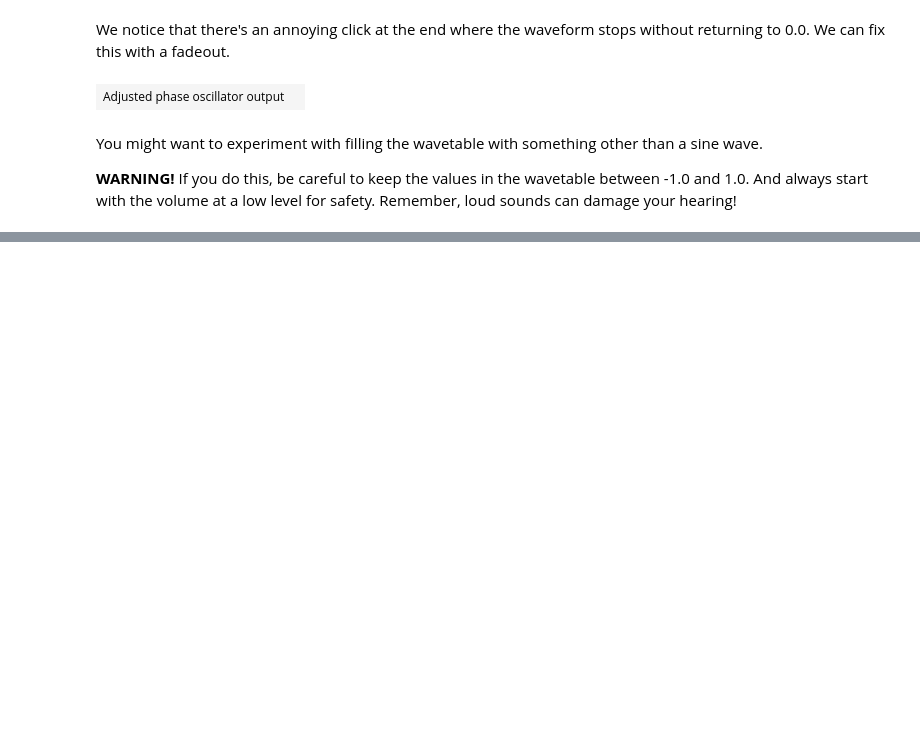
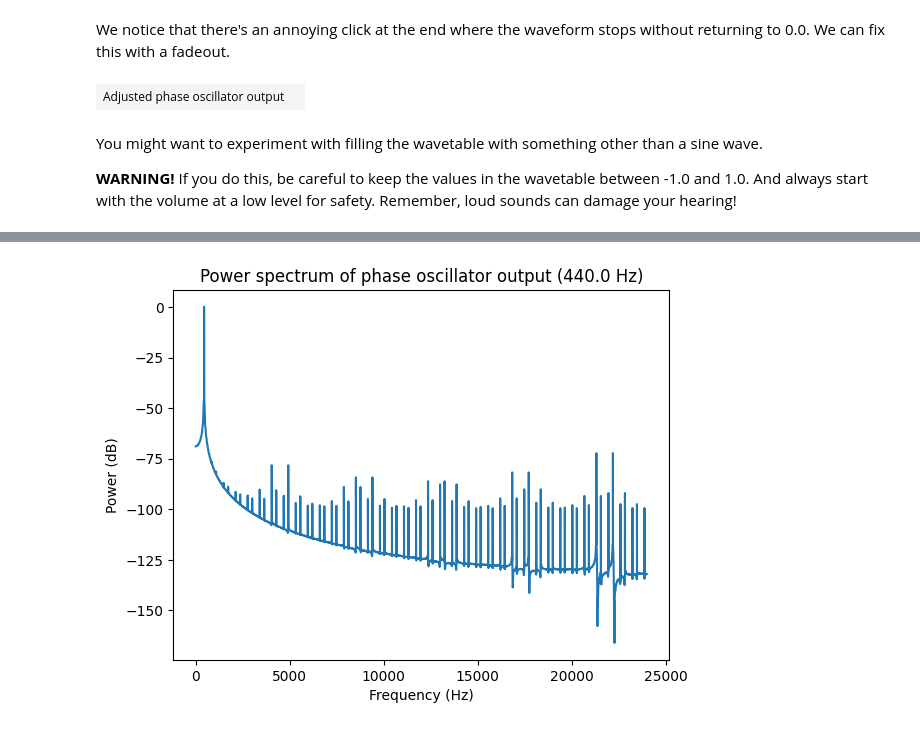
Before and after one commit to fleximeter/audio, a Jupyter notebook: notebooks/ece_402/phase_oscillator.ipynb, the cells around one changed output, grey strips where cells are left out. Drawn from its saved outputs; the diff is of its cells as text; code cells hidden in the pictures; blank space fills up the shorter version.

```diff
--- a/notebooks/ece_402/phase_oscillator.ipynb
+++ b/notebooks/ece_402/phase_oscillator.ipynb
@@ -90,0 +97,13 @@ You might want to experiment with filling the wavetable with something other tha
+# %%
+import numpy.fft as fft
+power_spec = np.square(np.abs(fft.rfft(output), dtype=np.float64))
+logspec = 10 * np.log10(power_spec/np.max(power_spec))
+freqs = fft.rfftfreq(output.shape[-1], 1/generator_fs)
+fig, ax = plt.subplots()
+ax.plot(freqs, logspec)
+ax.set_title(f"Power spectrum of phase oscillator output ({osc_freq} Hz)")
+ax.set_ylabel("Power (dB)")
+ax.set_xlabel("Frequency (Hz)")
+plt.show()
+# %% [output]
+[figure, added]
```
Also changed, not shown: parts of 9 cells of this notebook.
